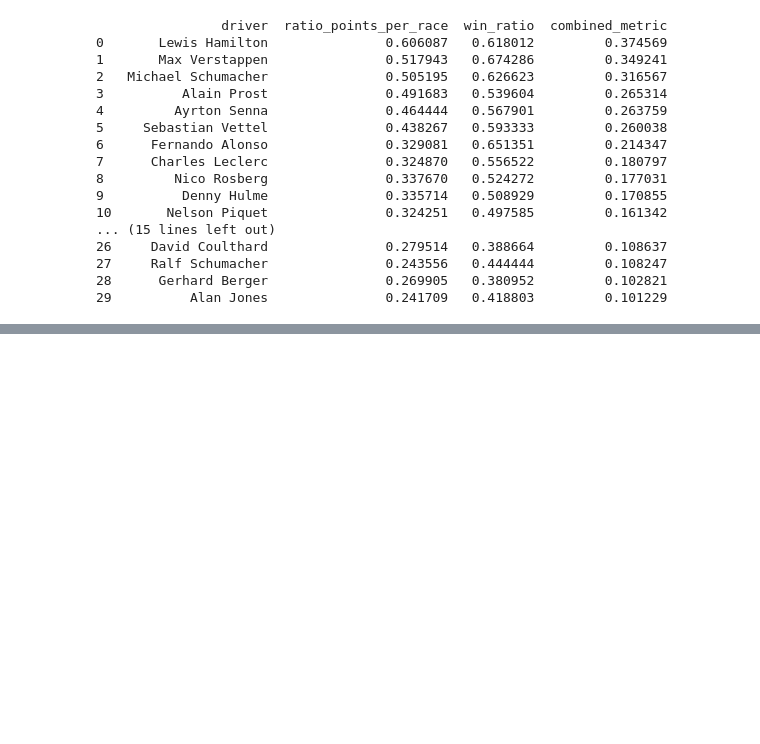
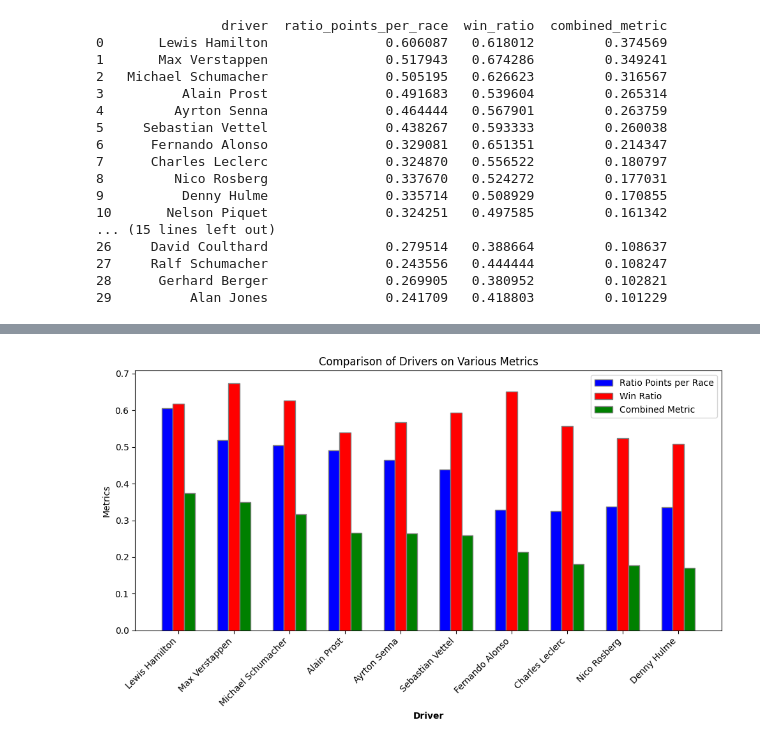
Before and after one commit to BOYSABIO/IE-University, a Jupyter notebook: IE_MASTERS/7_PYTHON_FOR_DATA_ANALYSIS/GROUP_PROJECT/group_assignment_8.ipynb, the cells around one changed output, grey strips where cells are left out. Cells and saved outputs as stored; diff of their text form; code cells hidden in the pictures; blank space fills up the shorter version.

Commit message:
Python Group Assignment Visualization

```diff
--- a/IE_MASTERS/7_PYTHON_FOR_DATA_ANALYSIS/GROUP_PROJECT/group_assignment_8.ipynb
+++ b/IE_MASTERS/7_PYTHON_FOR_DATA_ANALYSIS/GROUP_PROJECT/group_assignment_8.ipynb
@@ -862,0 +883,49 @@ print(combined_df[['driver', 'ratio_points_per_race', 'win_ratio', 'combined_met
+# %%
+import matplotlib.pyplot as plt
+
+visualization = combined_df[['driver', 'ratio_points_per_race', 'win_ratio', 'combined_metric']].head(10)
+
+
+import pandas as pd
+import matplotlib.pyplot as plt
+
+# # Sample DataFrame
+# data = {'driver': ['Lewis Hamilton', 'Max Verstappen', 'Michael Schumacher', 'Alain Prost', 'Ayrton Senna',
+#                    'Sebastian Vettel', 'Fernando Alonso', 'Charles Leclerc', 'Nico Rosberg', 'Denny Hulme'],
+#         'ratio_points_per_race': [0.606087, 0.517943, 0.505195, 0.491683, 0.464444, 0.438267, 0.329081, 0.324870, 0.337670, 0.335714],
+#         'win_ratio': [0.618012, 0.674286, 0.626623, 0.539604, 0.567901, 0.593333, 0.651351, 0.556522, 0.524272, 0.508929],
+#         'combined_metric': [0.374569, 0.349241, 0.316567, 0.265314, 0.263759, 0.260038, 0.214347, 0.180797, 0.177031, 0.170855]}
+
+# df = pd.DataFrame(data)
+
+# Plotting
+fig, ax = plt.subplots(figsize=(10, 6))
+
+# Define the bar width
+bar_width = 0.2
+
+# Set positions of the bars on the x-axis
+r1 = range(len(visualization))
+r2 = [x + bar_width for x in r1]
+r3 = [x + bar_width for x in r2]
+
+# Make the plots
+ax.bar(r1, visualization['ratio_points_per_race'], color='b', width=bar_width, edgecolor='grey', label='Ratio Points per Race')
+ax.bar(r2, visualization['win_ratio'], color='r', width=bar_width, edgecolor='grey', label='Win Ratio')
+ax.bar(r3, visualization['combined_metric'], color='g', width=bar_width, edgecolor='grey', label='Combined Metric')
+
+# Add xticks on the middle of the group bars
+ax.set_xlabel('Driver', fontweight='bold')
+ax.set_xticks([r + bar_width for r in range(len(visualization))])
+ax.set_xticklabels(visualization['driver'], rotation=45, ha="right")
+
+# Add labels and title
+ax.set_ylabel('Metrics')
+ax.set_title('Comparison of Drivers on Various Metrics')
+
+# Create legend & Show graphic
+ax.legend()
+plt.tight_layout()
+plt.show()
+# %% [output]
+[figure, added]
```
Also changed, not shown: parts of 2 cells of this notebook.
